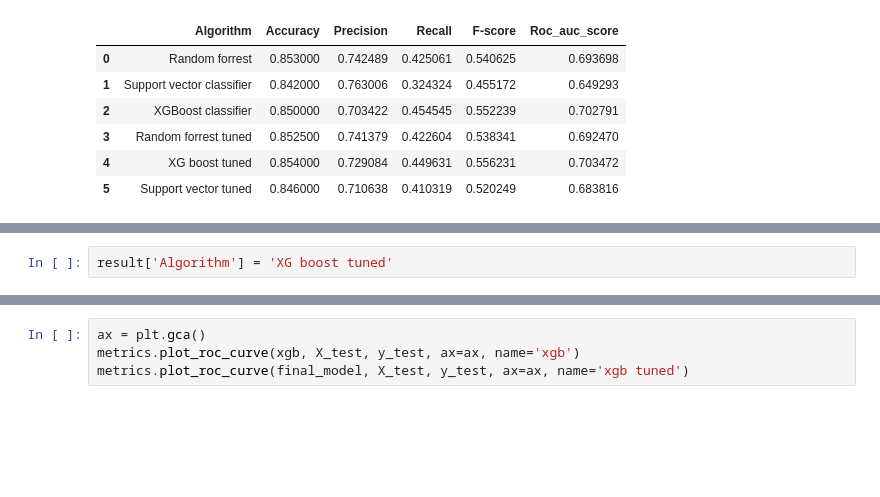
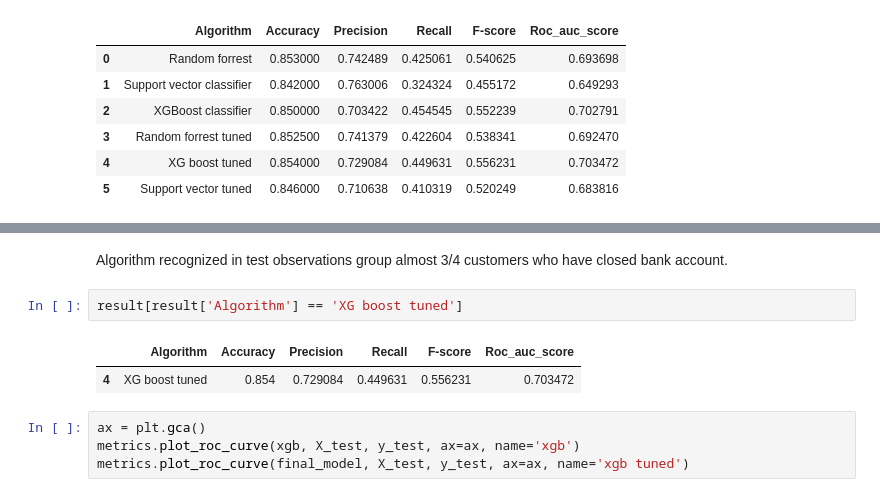
Before and after one commit to vanquies/ChurnPrediction, a Jupyter notebook: Workspace/ChurnPrediction.ipynb, the cells around one changed output, grey strips where cells are left out. Saved outputs shown, nothing was run; the diff lists cells and outputs as text; blank space fills up the shorter version.

```diff
--- a/Workspace/ChurnPrediction.ipynb
+++ b/Workspace/ChurnPrediction.ipynb
@@ -738,2 +717,0 @@ Algorithm recognized in test observations group almost 3/4 customers who have cl
-# %%
-result['Algorithm'] = 'XG boost tuned'
@@ -740,3 +736,10 @@ result['Algorithm'] = 'XG boost tuned'
+# %% [markdown]
+Algorithm recognized in test observations group almost 3/4 customers who have closed bank account.
+# %%
+result[result['Algorithm'] == 'XG boost tuned']
+# %% [output]
+|  | Algorithm | Accuracy | Precision | Recall | F-score | Roc_auc_score |
+| 4 | XG boost tuned | 0.854 | 0.729084 | 0.449631 | 0.556231 | 0.703472 |
 # %%
 ax = plt.gca()
 metrics.plot_roc_curve(xgb, X_test, y_test, ax=ax, name='xgb')
```
Also changed, not shown: parts of 21 cells of this notebook.
